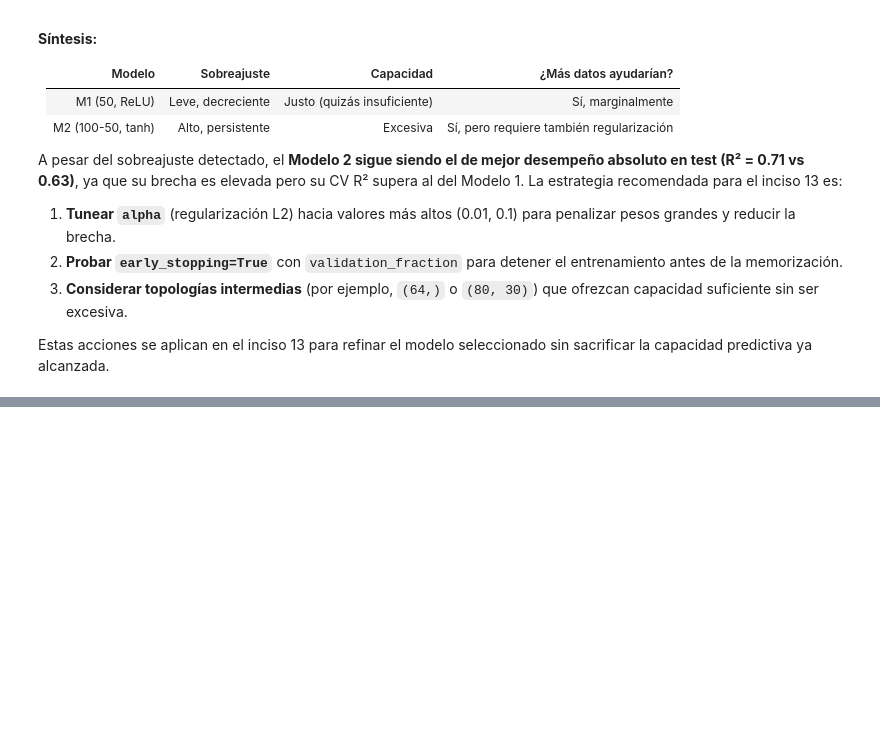
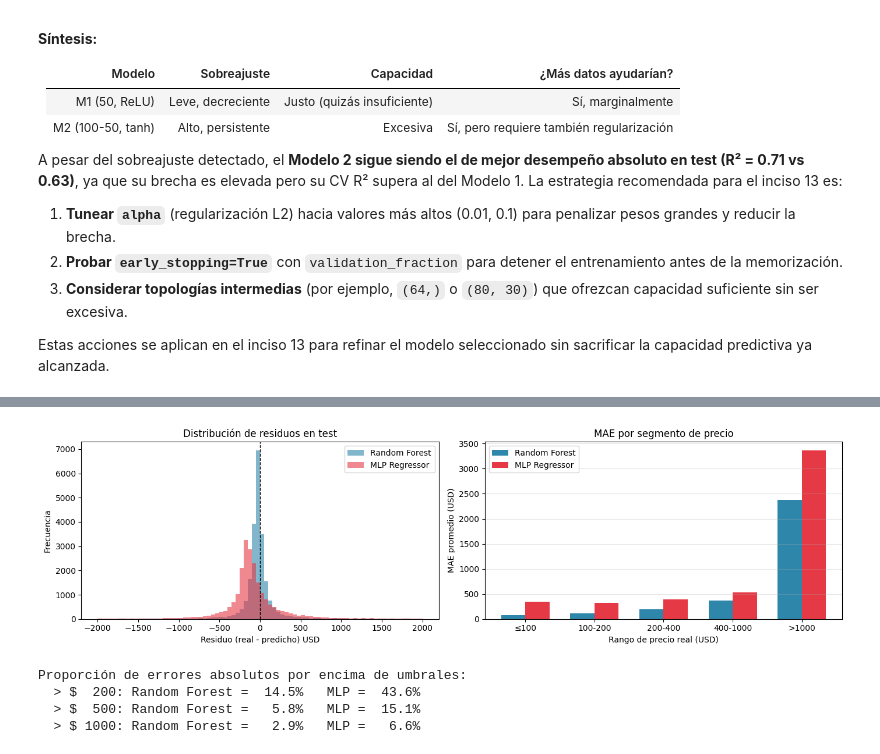
Before and after one commit to NESHGP04/Lab9-MD, a Jupyter notebook: main.ipynb, the cells around one changed output, grey strips where cells are left out. Cells and saved outputs as stored; diff of their text form; code cells hidden in the pictures; blank space fills up the shorter version.

```diff
--- a/main.ipynb
+++ b/main.ipynb
@@ -768,0 +1222,40 @@ Estas acciones se aplican en el inciso 13 para refinar el modelo seleccionado si
+# %%
+# Visualización: distribuciones de residuos + MAE por rango
+fig, axes = plt.subplots(1, 2, figsize=(14, 4))
+
+# Histograma de residuos (recortado para legibilidad)
+axes[0].hist(res_rf,  bins=80, alpha=0.6, label="Random Forest", color="#2E86AB", range=(-2000, 2000))
+axes[0].hist(res_rna, bins=80, alpha=0.6, label="MLP Regressor", color="#E63946", range=(-2000, 2000))
+axes[0].axvline(0, color="black", linestyle="--", linewidth=1)
+axes[0].set_xlabel("Residuo (real - predicho) USD")
+axes[0].set_ylabel("Frecuencia")
+axes[0].set_title("Distribución de residuos en test")
+axes[0].legend()
+
+# MAE por rango de precio (barras agrupadas)
+x = np.arange(len(mae_rango))
+w = 0.35
+axes[1].bar(x - w/2, mae_rango["MAE_RF"],  w, label="Random Forest", color="#2E86AB")
+axes[1].bar(x + w/2, mae_rango["MAE_RNA"], w, label="MLP Regressor", color="#E63946")
+axes[1].set_xticks(x); axes[1].set_xticklabels(mae_rango.index)
+axes[1].set_xlabel("Rango de precio real (USD)")
+axes[1].set_ylabel("MAE promedio (USD)")
+axes[1].set_title("MAE por segmento de precio")
+axes[1].legend()
+axes[1].grid(axis="y", alpha=0.3)
+
+plt.tight_layout()
+plt.show()
+
+# Métricas adicionales: % de errores grandes
+print("\nProporción de errores absolutos por encima de umbrales:")
+for umbral in [200, 500, 1000]:
+    p_rf  = (np.abs(res_rf)  > umbral).mean() * 100
+    p_rna = (np.abs(res_rna) > umbral).mean() * 100
+    print(f"  > ${umbral:5d}: Random Forest = {p_rf:5.1f}%   MLP = {p_rna:5.1f}%")
+# %% [output]
+[figure, added]
+Proporción de errores absolutos por encima de umbrales:
+  > $  200: Random Forest =  14.5%   MLP =  43.6%
+  > $  500: Random Forest =   5.8%   MLP =  15.1%
+  > $ 1000: Random Forest =   2.9%   MLP =   6.6%
```
Also changed, not shown: parts of 27 cells of this notebook.
